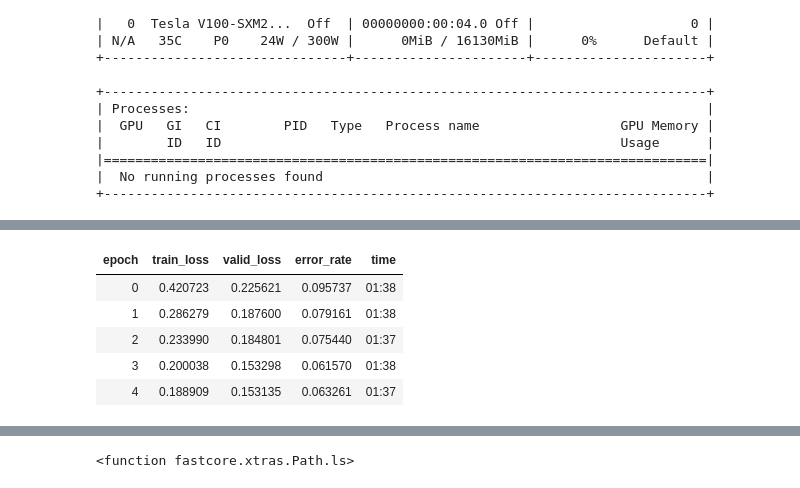
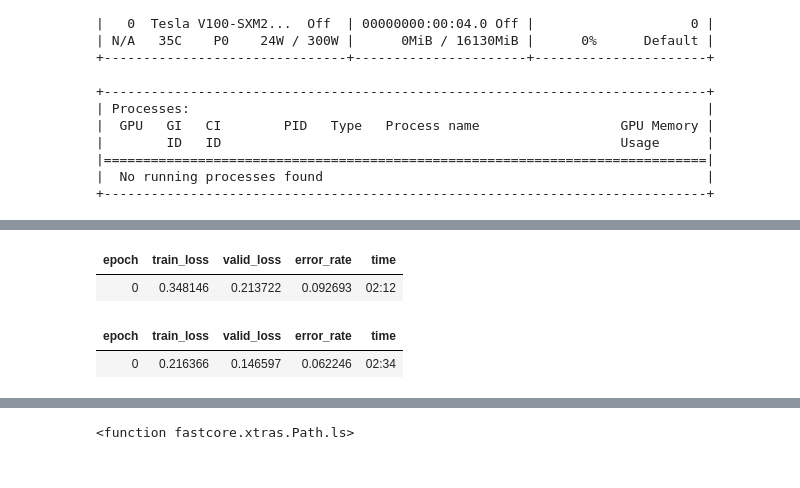
Before and after one commit to LZatTD/sankey, a Jupyter notebook: fastai.ipynb, the cells around one changed output, grey strips where cells are left out. Cells and saved outputs as stored; diff of their text form; code cells hidden in the pictures.

```diff
--- a/fastai.ipynb
+++ b/fastai.ipynb
@@ -40,7 +40,7 @@ dls = ImageDataLoaders.from_name_func(
     label_func=is_dog, item_tfms=Resize(224)
 )
 
-learn = cnn_learner(dls, resnet34, metrics=error_rate)
-#learn.fine_tune(1)
-learn.fit_one_cycle(5)
+learn = cnn_learner(dls, resnet152, metrics=error_rate)
+learn.fine_tune(1)
+#learn.fit_one_cycle(5)
 # %% [output]
@@ -47,9 +48,7 @@ learn.fit_one_cycle(5)
 | epoch | train_loss | valid_loss | error_rate | time |
-| 0 | 0.420723 | 0.225621 | 0.095737 | 01:38 |
-| 1 | 0.286279 | 0.187600 | 0.079161 | 01:38 |
-| 2 | 0.233990 | 0.184801 | 0.075440 | 01:37 |
-| 3 | 0.200038 | 0.153298 | 0.061570 | 01:38 |
-| 4 | 0.188909 | 0.153135 | 0.063261 | 01:37 |
+| 0 | 0.348146 | 0.213722 | 0.092693 | 02:12 |
+| epoch | train_loss | valid_loss | error_rate | time |
+| 0 | 0.216366 | 0.146597 | 0.062246 | 02:34 |
 # %%
 img = PILImage.create('/content/gdrive/MyDrive/data/cat.jpeg')
 is_dog,_,probs = learn.predict(img)
```
Also changed, not shown: parts of 3 cells of this notebook.
